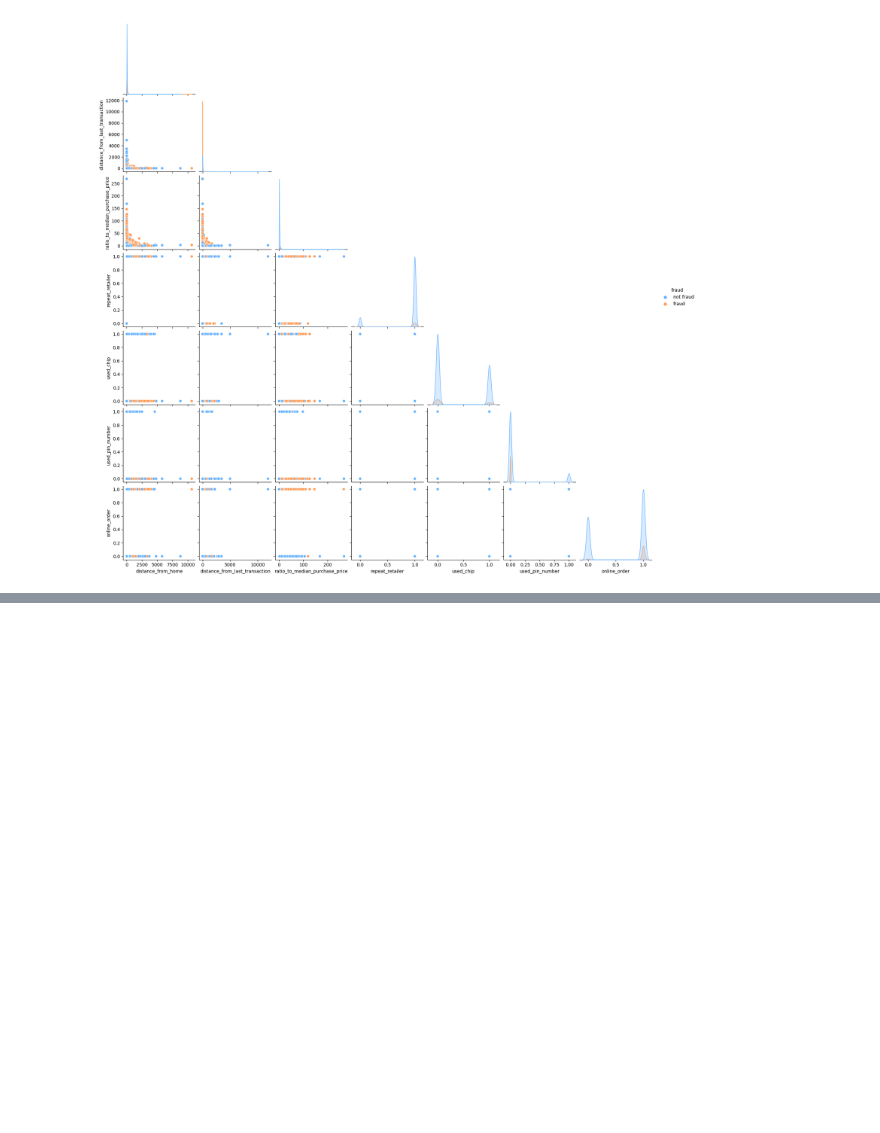
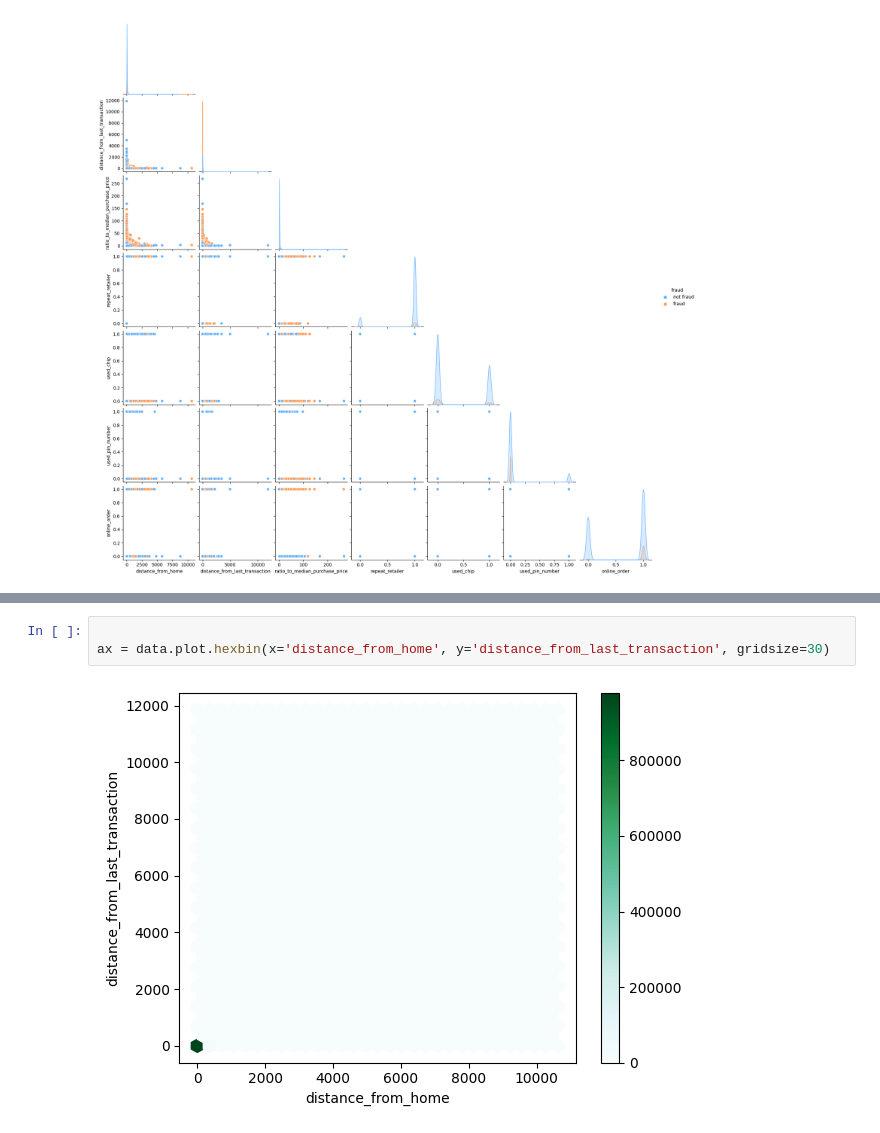
Before and after one commit to lisaburini/data-science, a Jupyter notebook: PythonProject/Classification/data_visualization.ipynb, the cells around one changed output, grey strips where cells are left out. Drawn from its saved outputs; the diff is of its cells as text; blank space fills up the shorter version.

```diff
--- a/PythonProject/Classification/data_visualization.ipynb
+++ b/PythonProject/Classification/data_visualization.ipynb
@@ -230,0 +263,5 @@ plt.show() """
+# %%
+
+ax = data.plot.hexbin(x='distance_from_home', y='distance_from_last_transaction', gridsize=30)
+# %% [output]
+[figure, added]
```
Also changed, not shown: parts of 4 cells of this notebook.
